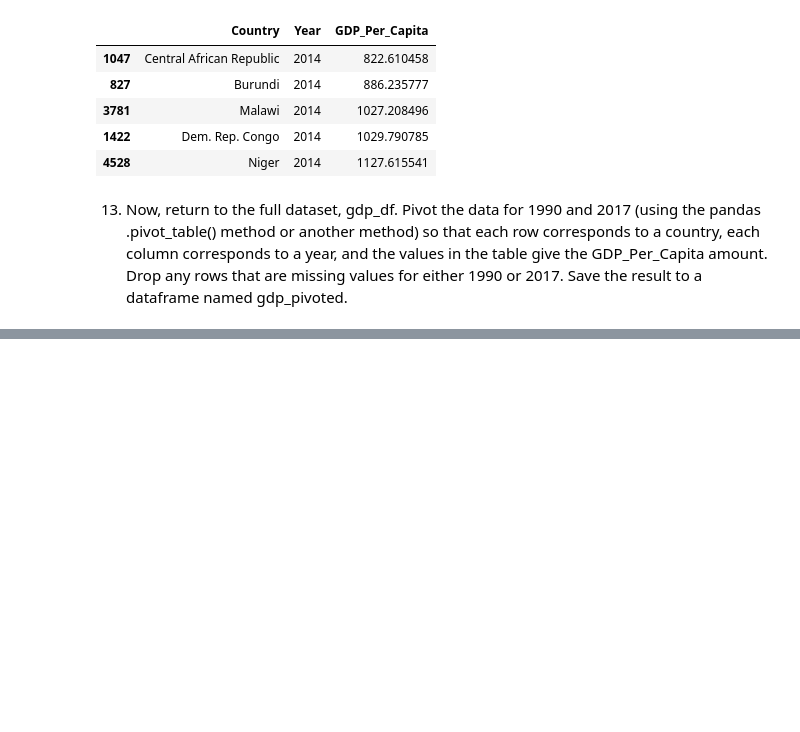
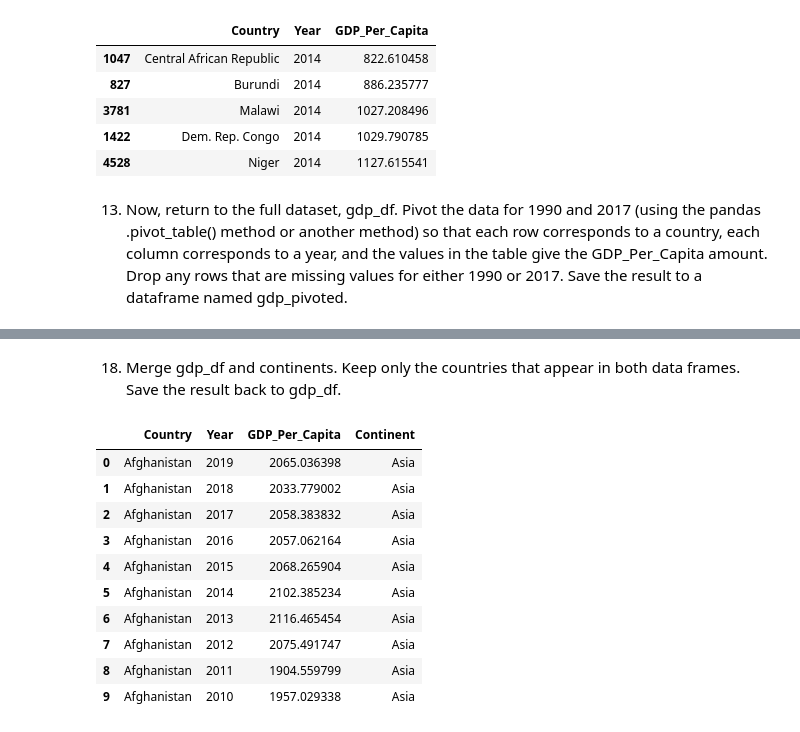
Before and after one commit to nss-data-science-cohort-6/un_data_question-jeffreyreeve, a Jupyter notebook: notebooks/UN_Data_Exploration.ipynb, the cells around one changed output, grey strips where cells are left out. Drawn from its saved outputs; the diff is of its cells as text; code cells hidden in the pictures; blank space fills up the shorter version.

```diff
--- a/notebooks/UN_Data_Exploration.ipynb
+++ b/notebooks/UN_Data_Exploration.ipynb
@@ -176,0 +231,2 @@ gdp_2014.nsmallest(5, "GDP_Per_Capita")
+# %% [markdown]
+18) Merge gdp_df and continents. Keep only the countries that appear in both data frames. Save the result back to gdp_df.
@@ -176,0 +235,14 @@ gdp_2014.nsmallest(5, "GDP_Per_Capita")
+# %%
+gdp_df.head(10)
+# %% [output]
+|  | Country | Year | GDP_Per_Capita | Continent |
+| 0 | Afghanistan | 2019 | 2065.036398 | Asia |
+| 1 | Afghanistan | 2018 | 2033.779002 | Asia |
+| 2 | Afghanistan | 2017 | 2058.383832 | Asia |
+| 3 | Afghanistan | 2016 | 2057.062164 | Asia |
+| 4 | Afghanistan | 2015 | 2068.265904 | Asia |
+| 5 | Afghanistan | 2014 | 2102.385234 | Asia |
+| 6 | Afghanistan | 2013 | 2116.465454 | Asia |
+| 7 | Afghanistan | 2012 | 2075.491747 | Asia |
+| 8 | Afghanistan | 2011 | 1904.559799 | Asia |
+| 9 | Afghanistan | 2010 | 1957.029338 | Asia |
```
Also changed, not shown: parts of 30 cells of this notebook.
